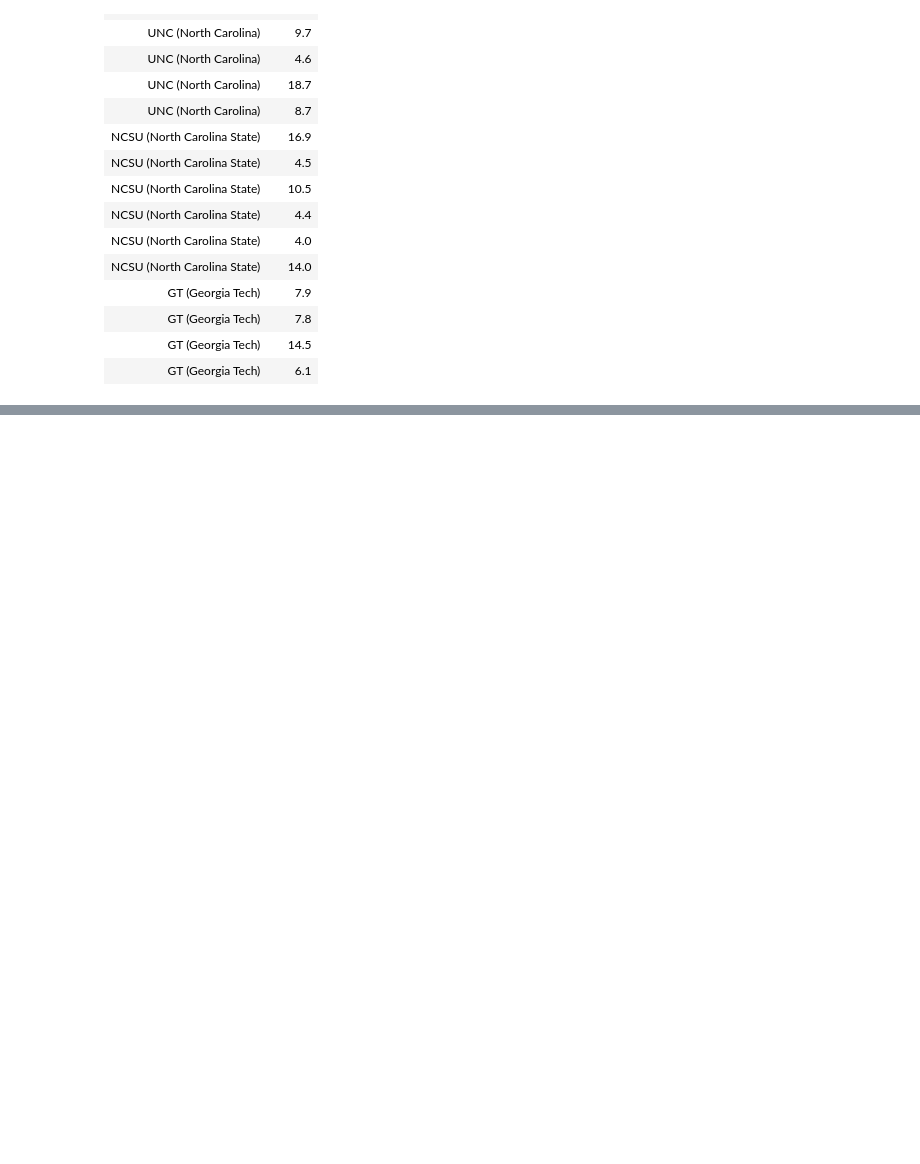
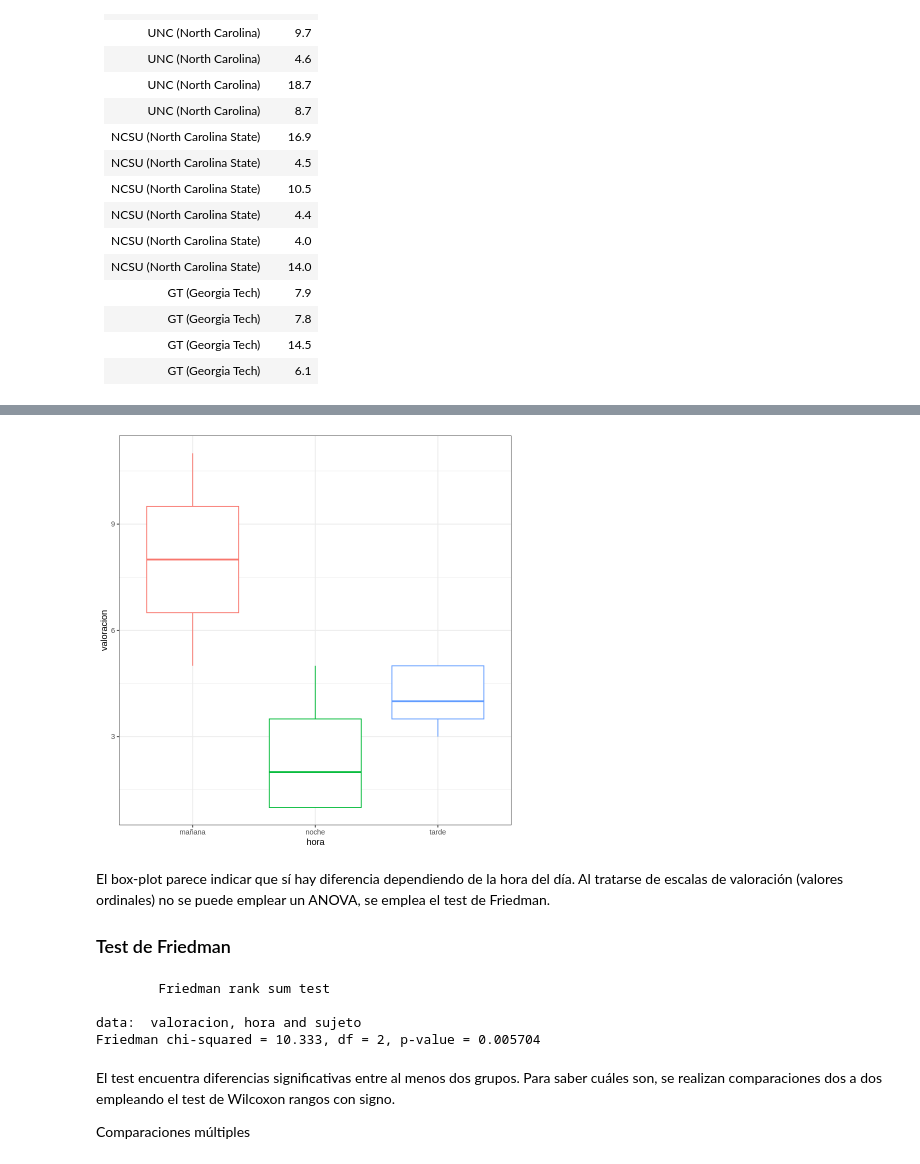
Before and after one commit to jazaineam1/nopara, a Jupyter notebook: Cuadernos/Kruskall_Wallis.ipynb, the cells around one changed output, grey strips where cells are left out. Cells and saved outputs as stored; diff of their text form; code cells hidden in the pictures; blank space fills up the shorter version.

```diff
--- a/Cuadernos/Kruskall_Wallis.ipynb
+++ b/Cuadernos/Kruskall_Wallis.ipynb
@@ -206,0 +241,6 @@ Finalmente, para aquellas comparaciones que se consideren significativas se tien
+# %%
+valoracion <- c( 9, 5, 2, 6, 3, 1, 5, 5, 5, 11, 5, 1, 8, 4, 3, 10, 4, 1, 7, 3, 4 )
+hora <- factor( rep( c( "mañana", "tarde", "noche" ), 7 ) )
+sujeto <- factor( rep( 1:7, each = 3 ) )
+datos <- data.frame( valoracion, hora, sujeto )
+datos
@@ -206,0 +278,25 @@ Finalmente, para aquellas comparaciones que se consideren significativas se tien
+# %%
+library(ggplot2)
+ggplot(data = datos, mapping = aes(x = hora, y = valoracion, colour = hora)) +
+    geom_boxplot() +
+    theme_bw() +
+    theme(legend.position = "none")
+# %% [output]
+[figure, added]
+# %% [markdown]
+El box-plot parece indicar que sí hay diferencia dependiendo de la hora del día. Al tratarse de escalas de valoración (valores ordinales) no se puede emplear un ANOVA, se emplea el test de Friedman.
+
+
+### Test de Friedman
+# %%
+friedman.test(valoracion, hora, sujeto)
+# %% [output]
+        Friedman rank sum test
+
+data:  valoracion, hora and sujeto
+Friedman chi-squared = 10.333, df = 2, p-value = 0.005704
+# %% [markdown]
+El test encuentra diferencias significativas entre al menos dos grupos. Para saber cuáles son, se realizan comparaciones dos a dos empleando el test de Wilcoxon rangos con signo.
+
+
+Comparaciones múltiples
```
Also changed, not shown: parts of 9 cells of this notebook.
